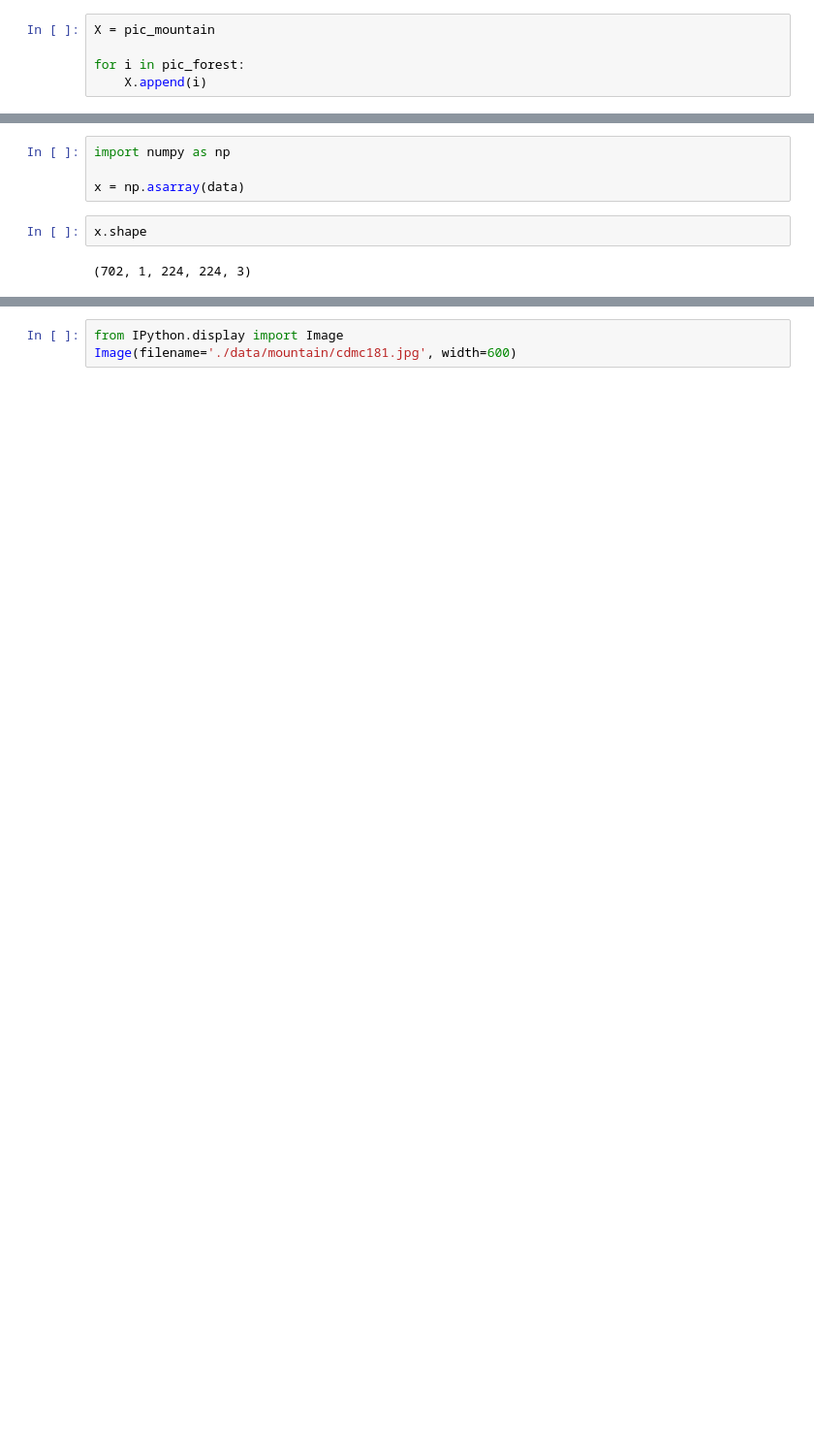
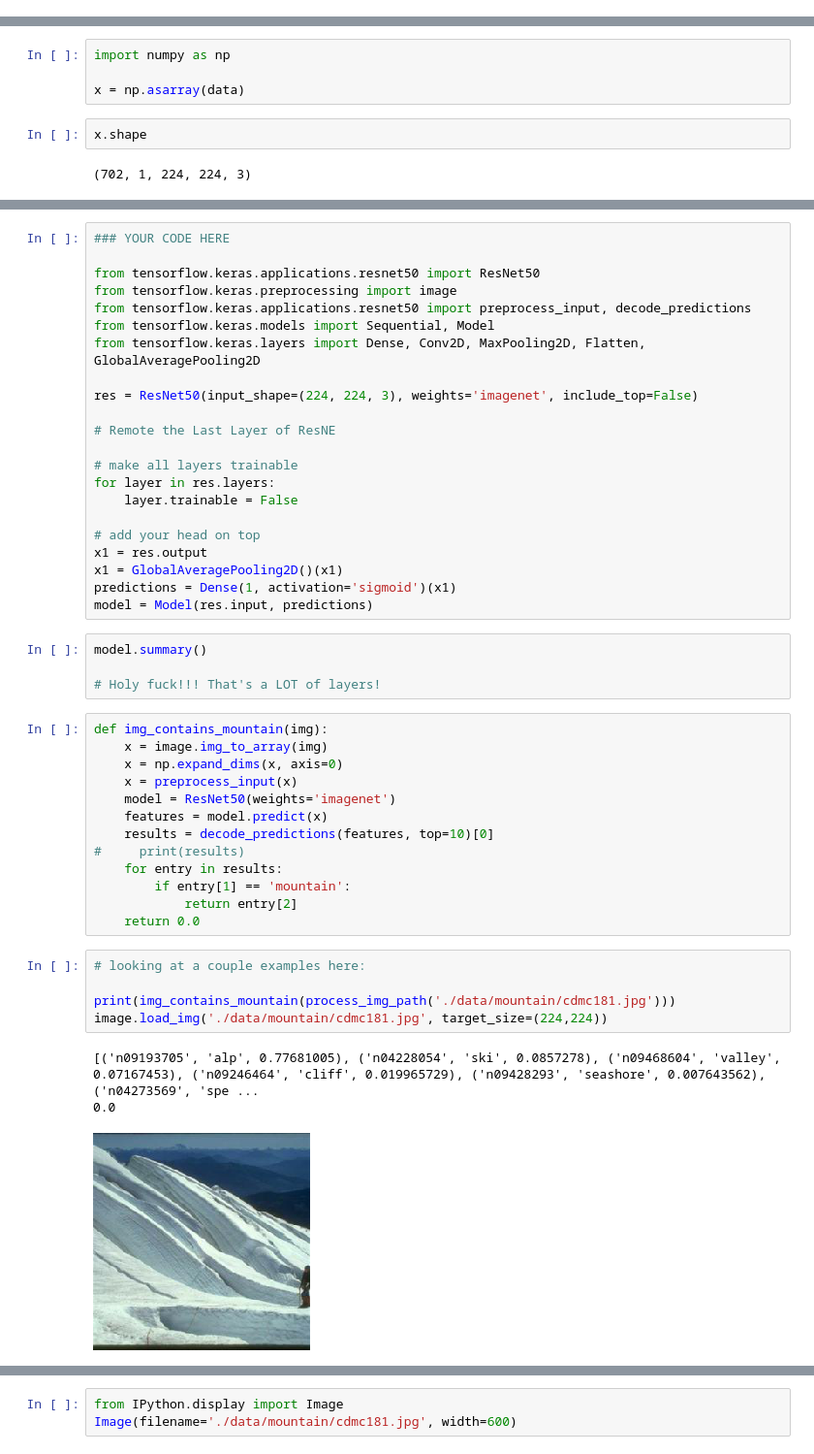
Before and after one commit to mikedcurry/DS-Unit-4-Sprint-3-Deep-Learning, a Jupyter notebook: module2-convolutional-neural-networks/LS_DS_432_Convolution_Neural_Networks_Assignment.ipynb, the cells around one changed output, grey strips where cells are left out. Shown at 97% size. Drawn from its saved outputs; the diff is of its cells as text; blank space fills up the shorter version.

```diff
--- a/module2-convolutional-neural-networks/LS_DS_432_Convolution_Neural_Networks_Assignment.ipynb
+++ b/module2-convolutional-neural-networks/LS_DS_432_Convolution_Neural_Networks_Assignment.ipynb
@@ -141,5 +82,0 @@ y.shape
-# %%
-X = pic_mountain
-
-for i in pic_forest:
-    X.append(i)
@@ -175,0 +190,48 @@ x = x.reshape(702,224,224,3)
+# %%
+### YOUR CODE HERE
+
+from tensorflow.keras.applications.resnet50 import ResNet50
+from tensorflow.keras.preprocessing import image
+from tensorflow.keras.applications.resnet50 import preprocess_input, decode_predictions
+from tensorflow.keras.models import Sequential, Model
+from tensorflow.keras.layers import Dense, Conv2D, MaxPooling2D, Flatten, GlobalAveragePooling2D
+
+res = ResNet50(input_shape=(224, 224, 3), weights='imagenet', include_top=False)
+
+# Remote the Last Layer of ResNE
+
+# make all layers trainable
+for layer in res.layers:
+    layer.trainable = False
+
+# add your head on top
+x1 = res.output
+x1 = GlobalAveragePooling2D()(x1)
+predictions = Dense(1, activation='sigmoid')(x1)
+model = Model(res.input, predictions)
+# %%
+model.summary()
+
+# Holy fuck!!! That's a LOT of layers!
+# %%
+def img_contains_mountain(img):
+    x = image.img_to_array(img)
+    x = np.expand_dims(x, axis=0)
+    x = preprocess_input(x)
+    model = ResNet50(weights='imagenet')
+    features = model.predict(x)
+    results = decode_predictions(features, top=10)[0]
+#     print(results)
+    for entry in results:
+        if entry[1] == 'mountain':
+            return entry[2]
+    return 0.0
+# %%
+# looking at a couple examples here:
+
+print(img_contains_mountain(process_img_path('./data/mountain/cdmc181.jpg')))
+image.load_img('./data/mountain/cdmc181.jpg', target_size=(224,224))
+# %% [output]
+[('n09193705', 'alp', 0.77681005), ('n04228054', 'ski', 0.0857278), ('n09468604', 'valley', 0.07167453), ('n09246464', 'cliff', 0.019965729), ('n09428293', 'seashore', 0.007643562), ('n04273569', 'spe ...
+0.0
+[figure, added]
```
Also changed, not shown: parts of 44 cells of this notebook, 4 other files.
